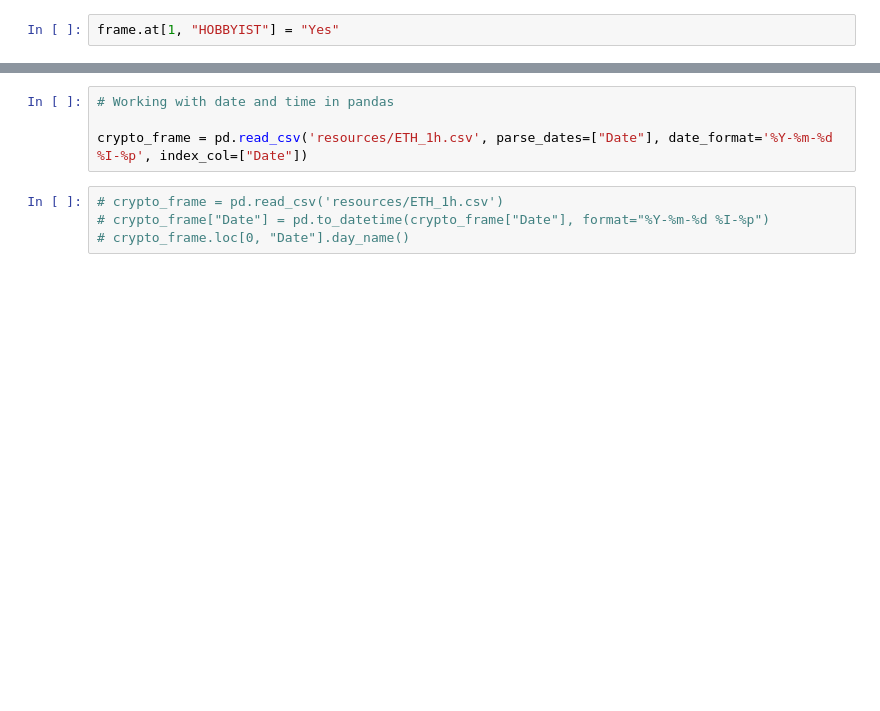
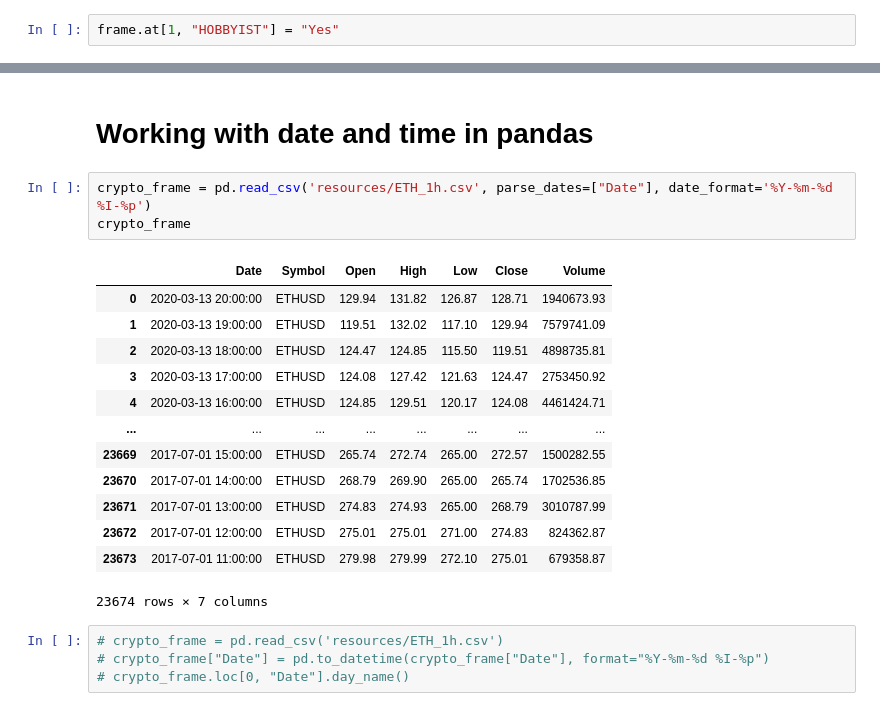
Before and after one commit to OveysSafarnejad/pd-training, a Jupyter notebook: src/pandas_series/learning.ipynb, the cells around one changed output, grey strips where cells are left out. Cells and saved outputs as stored; diff of their text form; blank space fills up the shorter version.

```diff
--- a/src/pandas_series/learning.ipynb
+++ b/src/pandas_series/learning.ipynb
@@ -189,7 +619,22 @@ frame["YearsCode"].mean()
+# %% [markdown]
+# Working with date and time in pandas
 # %%
-# Working with date and time in pandas
-
-crypto_frame = pd.read_csv('resources/ETH_1h.csv', parse_dates=["Date"], date_format='%Y-%m-%d %I-%p', index_col=["Date"])
+crypto_frame = pd.read_csv('resources/ETH_1h.csv', parse_dates=["Date"], date_format='%Y-%m-%d %I-%p')
+crypto_frame
+# %% [output]
+|  | Date | Symbol | Open | High | Low | Close | Volume |
+| 0 | 2020-03-13 20:00:00 | ETHUSD | 129.94 | 131.82 | 126.87 | 128.71 | 1940673.93 |
+| 1 | 2020-03-13 19:00:00 | ETHUSD | 119.51 | 132.02 | 117.10 | 129.94 | 7579741.09 |
+| 2 | 2020-03-13 18:00:00 | ETHUSD | 124.47 | 124.85 | 115.50 | 119.51 | 4898735.81 |
+| 3 | 2020-03-13 17:00:00 | ETHUSD | 124.08 | 127.42 | 121.63 | 124.47 | 2753450.92 |
+| 4 | 2020-03-13 16:00:00 | ETHUSD | 124.85 | 129.51 | 120.17 | 124.08 | 4461424.71 |
+| ... | ... | ... | ... | ... | ... | ... | ... |
+| 23669 | 2017-07-01 15:00:00 | ETHUSD | 265.74 | 272.74 | 265.00 | 272.57 | 1500282.55 |
+| 23670 | 2017-07-01 14:00:00 | ETHUSD | 268.79 | 269.90 | 265.00 | 265.74 | 1702536.85 |
+| 23671 | 2017-07-01 13:00:00 | ETHUSD | 274.83 | 274.93 | 265.00 | 268.79 | 3010787.99 |
+| 23672 | 2017-07-01 12:00:00 | ETHUSD | 275.01 | 275.01 | 271.00 | 274.83 | 824362.87 |
+| 23673 | 2017-07-01 11:00:00 | ETHUSD | 279.98 | 279.99 | 272.10 | 275.01 | 679358.87 |
+23674 rows × 7 columns
 # %%
 # crypto_frame = pd.read_csv('resources/ETH_1h.csv')
 # crypto_frame["Date"] = pd.to_datetime(crypto_frame["Date"], format="%Y-%m-%d %I-%p")
```
Also changed, not shown: parts of 71 cells of this notebook, 2 other files.
